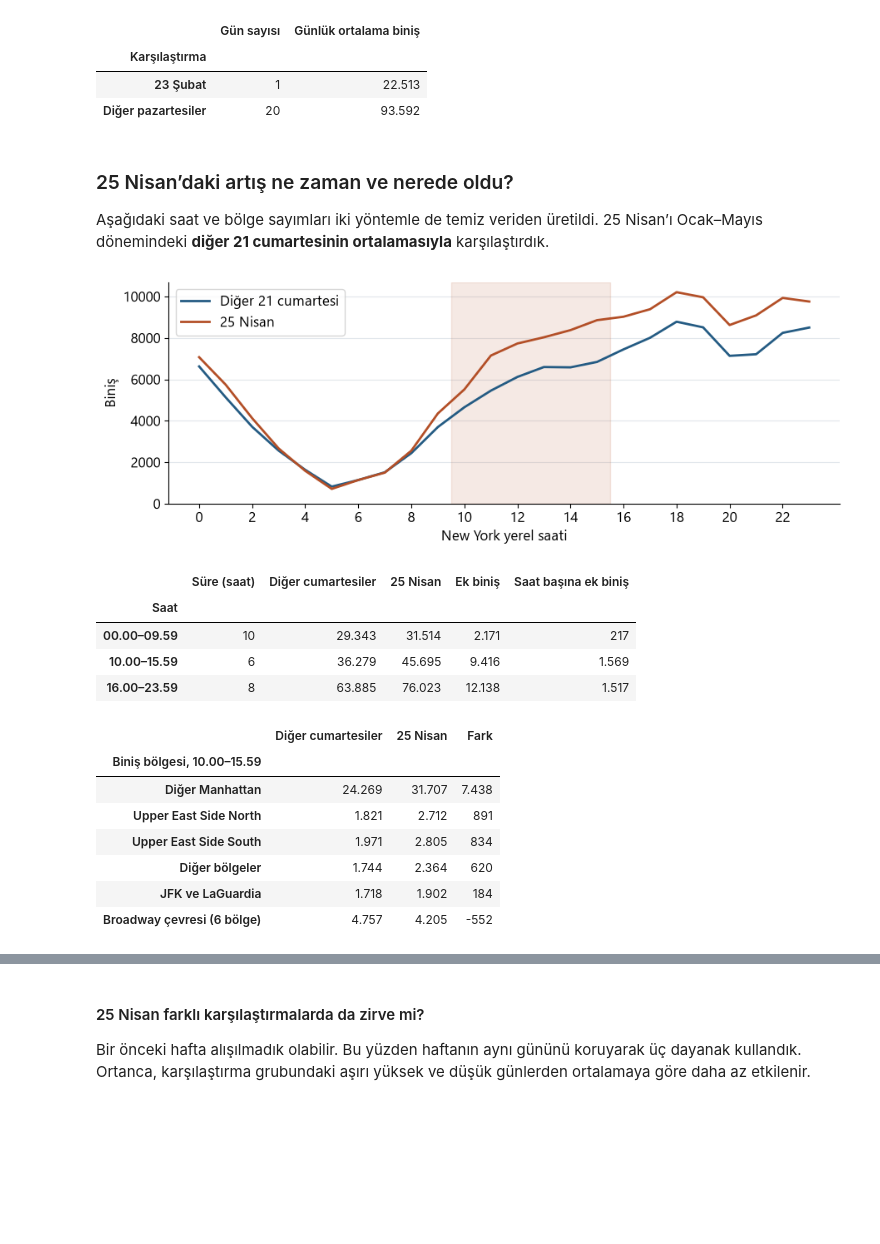
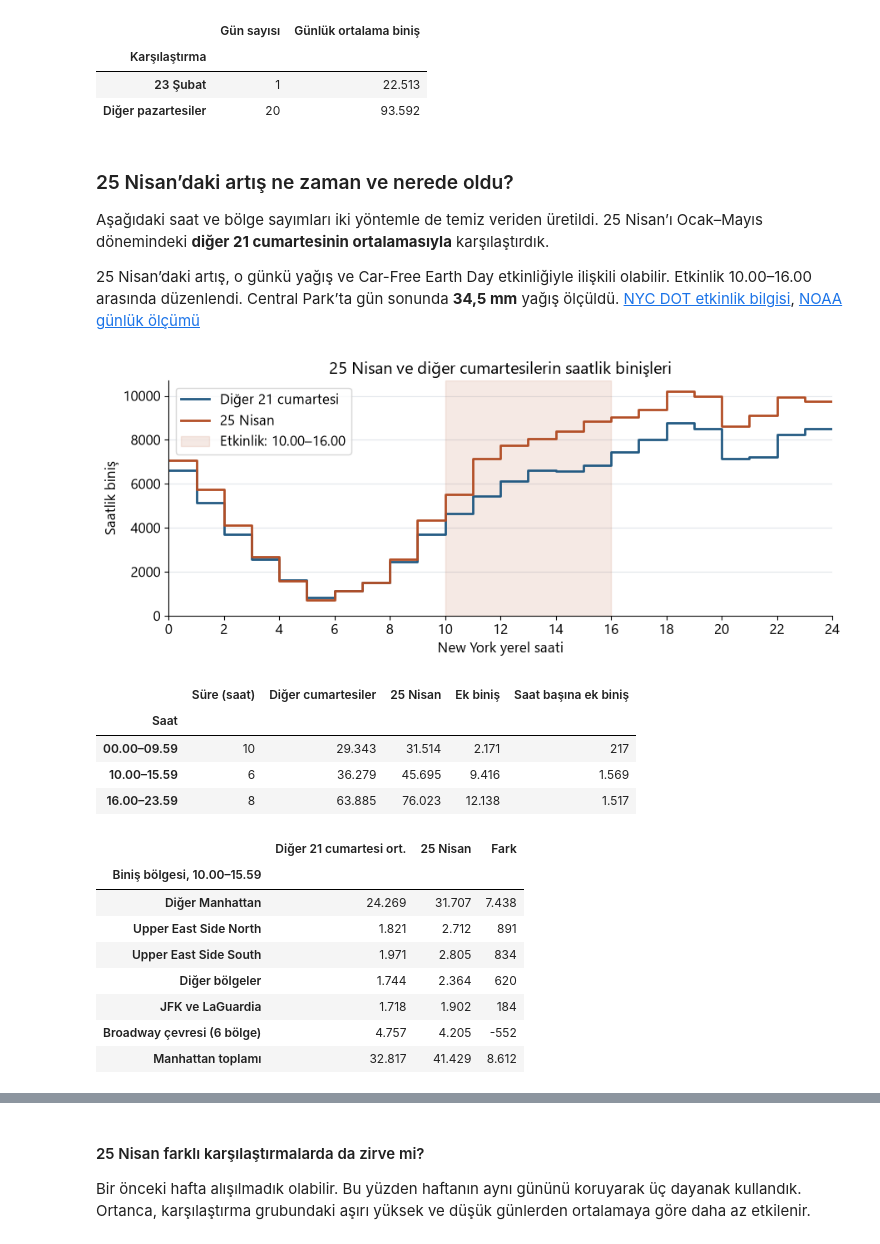
Before and after one commit to ismailesatucmak/BVA_Project, a Jupyter notebook: notebooks/03_aggregation_ders.ipynb, the cells around one changed output, grey strips where cells are left out. Saved outputs shown, nothing was run; the diff lists cells and outputs as text; code cells hidden in the pictures; blank space fills up the shorter version.

```diff
--- a/notebooks/03_aggregation_ders.ipynb
+++ b/notebooks/03_aggregation_ders.ipynb
@@ -16,7 +16,7 @@ import re
 from contextlib import redirect_stdout
 from io import StringIO
 
-from pyspark.sql import functions as F
+from pyspark.sql import Window, functions as F
 import os
 import sys
 from pathlib import Path
@@ -47,7 +47,7 @@ def tr_int(value):
 def tr_dec(value, digits=2):
     return f"{value:.{digits}f}".replace(".", ",")
 
-def show_figure(fig, filename=None):
+def show_figure(fig):
     plt.show()
     plt.close(fig)
 
@@ -119,13 +119,25 @@ if not os.environ.get("NYC_JAVA_HOME"):
     elif java_executable:
         os.environ["NYC_JAVA_HOME"] = str(Path(java_executable).resolve().parent.parent)
     else:
-        os.environ["NYC_JAVA_HOME"] = r"C:\tools\jdk-17"
+        raise RuntimeError("Sınıf ortamında JAVA_HOME veya PATH üzerinden Java erişimi gerekli.")
 os.environ.setdefault("HADOOP_HOME", str(root / ".venv-tools" / "hadoop"))
 spark = get_spark("ogrenci-3-tam-kiyas", driver_memory="3g", cores="2")
 try:
     spark.sparkContext.setLogLevel("ERROR")
     assert spark.sparkContext.master == "local[2]"
     files = kiyas.clean_parquet_files()
+    preview_input = spark.read.parquet(*files).select(
+        "tpep_pickup_datetime", "pickup_hour", "pickup_dow", "PULocationID",
+        "payment_type", "fare_amount", "tip_amount", "total_amount"
+    )
+    girdi_semalari = dict(preview_input.dtypes)
+    girdi_ornegi = (preview_input.filter((F.col("pickup_hour") == 8) & (F.col("payment_type") == 1)).limit(1)
+                    .unionByName(preview_input.filter((F.col("pickup_hour") == 8) & (F.col("payment_type") == 0)).limit(1))
+                    .unionByName(preview_input.filter((F.col("pickup_hour") == 18) & (F.col("payment_type") == 1)).limit(1))
+                    .unionByName(preview_input.filter((F.col("pickup_hour") == 18) & (F.col("payment_type") == 0)).limit(1))
+                    .toPandas())
+    assert len(girdi_ornegi) == 4 and set(girdi_ornegi["payment_type"]) == {0, 1}
+    girdi_ornegi["tpep_pickup_datetime"] = girdi_ornegi["tpep_pickup_datetime"].dt.strftime("%Y-%m-%d %H:%M:%S")
     with kiyas.arrow_workers():
         spark_tables, _ = kiyas.spark_reports(spark, files, kiyas.ZONE_LOOKUP_PATH)
         pandas_tables, _ = kiyas.pandas_reports(files, kiyas.ZONE_LOOKUP_PATH)
@@ -422,49 +458,62 @@ display(pd.DataFrame({
 ### 25 Nisan’daki artış ne zaman ve nerede oldu?
 
 Aşağıdaki saat ve bölge sayımları iki yöntemle de temiz veriden üretildi. 25 Nisan’ı Ocak–Mayıs dönemindeki **diğer 21 cumartesinin ortalamasıyla** karşılaştırdık.
+
+25 Nisan’daki artış, o günkü yağış ve Car-Free Earth Day etkinliğiyle ilişkili olabilir. Etkinlik 10.00–16.00 arasında düzenlendi. Central Park’ta gün sonunda **34,5 mm** yağış ölçüldü. [NYC DOT etkinlik bilgisi](https://www.nyc.gov/html/dot/html/pedestrians/earthday.shtml), [NOAA günlük ölçümü](https://www.ncei.noaa.gov/access/services/data/v1?dataset=daily-summaries&endDate=2026-04-30&format=pdf&startDate=2026-04-01&stations=USW00094728)
 # %%
 by_date_hour = (saturdays.groupby(["pickup_date", "pickup_hour"])["trip_count"]
                 .sum().unstack(fill_value=0))
 peak_date = pd.Timestamp("2026-04-25")
 ordinary = by_date_hour.drop(index=peak_date).mean()
 peak_counts = by_date_hour.loc[peak_date]
 assert peak_counts.sum() == 153_232 and len(by_date_hour) == 22
 peak_profile = pd.DataFrame({"Diğer 21 cumartesi": ordinary, "25 Nisan": peak_counts})
-ax = peak_profile.plot(figsize=(9.2, 3.5), color=[BLUE, ORANGE], linewidth=2)
-ax.axvspan(9.5, 15.5, alpha=0.12, color=ORANGE)
-ax.set(xlabel="New York yerel saati", ylabel="Biniş", ylim=(0, None))
-ax.set_xticks(range(0, 24, 2))
+# Extend the 23.00 bin to midnight so each hourly total spans its full interval.
+peak_profile.loc[24] = peak_profile.loc[23]
+ax = peak_profile.plot(figsize=(9.2, 3.9), color=[BLUE, ORANGE], linewidth=2,
+                       drawstyle="steps-post")
+ax.axvspan(10, 16, alpha=0.12, color=ORANGE, label="Etkinlik: 10.00–16.00")
+ax.set(title="25 Nisan ve diğer cumartesilerin saatlik binişleri",
+       xlabel="New York yerel saati", ylabel="Saatlik biniş", ylim=(0, None), xlim=(0, 24))
+ax.set_xticks(range(0, 25, 2))
+ax.legend()
 ax.grid(axis="y")
 plt.tight_layout()
 plt.show()
 
 periods = [("00.00–09.59", range(10)), ("10.00–15.59", range(10, 16)), ("16.00–23.59", range(16, 24))]
 period_table = []
 for label, hours in periods:
     actual = peak_counts.loc[list(hours)].sum()
     expected = ordinary.loc[list(hours)].sum()
     extra = actual - expected
     period_table.append([label, len(hours), tr_int(expected), tr_int(actual),
                          tr_int(extra), tr_int(extra / len(hours))])
 display(pd.DataFrame(period_table, columns=[
     "Saat", "Süre (saat)", "Diğer cumartesiler", "25 Nisan", "Ek biniş",
     "Saat başına ek biniş",
 ]).set_index("Saat"))
 
 event_hours = saturdays.loc[saturdays["pickup_hour"].between(10, 15)]
 area_count = event_hours.groupby(["area", event_hours["pickup_date"].eq(peak_date)])["trip_count"].sum().unstack(fill_value=0)
 area_count[False] = area_count[False] / 21
 area_count["Fark"] = area_count[True] - area_count[False]
-area_count = area_count.sort_values("Fark", ascending=False).rename(columns={False: "Diğer cumartesiler", True: "25 Nisan"})
+manhattan_areas = ["Diğer Manhattan", "Upper East Side North",
+                   "Upper East Side South", "Broadway çevresi (6 bölge)"]
+manhattan_total = area_count.loc[manhattan_areas].sum()
+assert round(manhattan_total["Fark"]) == 8_612
+area_count = area_count.sort_values("Fark", ascending=False)
+area_count.loc["Manhattan toplamı"] = manhattan_total
+area_count = area_count.rename(columns={False: "Diğer 21 cumartesi ort.", True: "25 Nisan"})
 display(area_count.map(tr_int).rename_axis(index="Biniş bölgesi, 10.00–15.59", columns=None))
 # %% [output]
-[figure, old version]
+[figure, new version]
 |  | Süre (saat) | Diğer cumartesiler | 25 Nisan | Ek biniş | Saat başına ek biniş |
 | Saat |  |  |  |  |  |
 | 00.00–09.59 | 10 | 29.343 | 31.514 | 2.171 | 217 |
 | 10.00–15.59 | 6 | 36.279 | 45.695 | 9.416 | 1.569 |
 | 16.00–23.59 | 8 | 63.885 | 76.023 | 12.138 | 1.517 |
-|  | Diğer cumartesiler | 25 Nisan | Fark |
+|  | Diğer 21 cumartesi ort. | 25 Nisan | Fark |
 | Biniş bölgesi, 10.00–15.59 |  |  |  |
 | Diğer Manhattan | 24.269 | 31.707 | 7.438 |
 | Upper East Side North | 1.821 | 2.712 | 891 |
@@ -472,3 +521,4 @@ display(area_count.map(tr_int).rename_axis(index="Biniş bölgesi, 10.00–15.59
 | Diğer bölgeler | 1.744 | 2.364 | 620 |
 | JFK ve LaGuardia | 1.718 | 1.902 | 184 |
 | Broadway çevresi (6 bölge) | 4.757 | 4.205 | -552 |
+| Manhattan toplamı | 32.817 | 41.429 | 8.612 |
```
Also changed, not shown: parts of 28 cells of this notebook.
